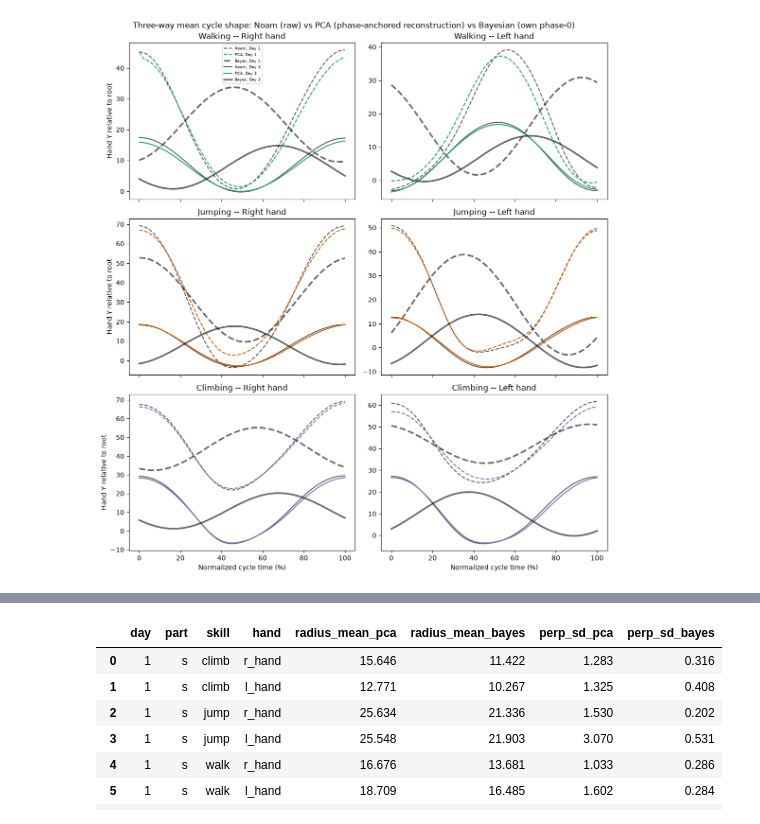
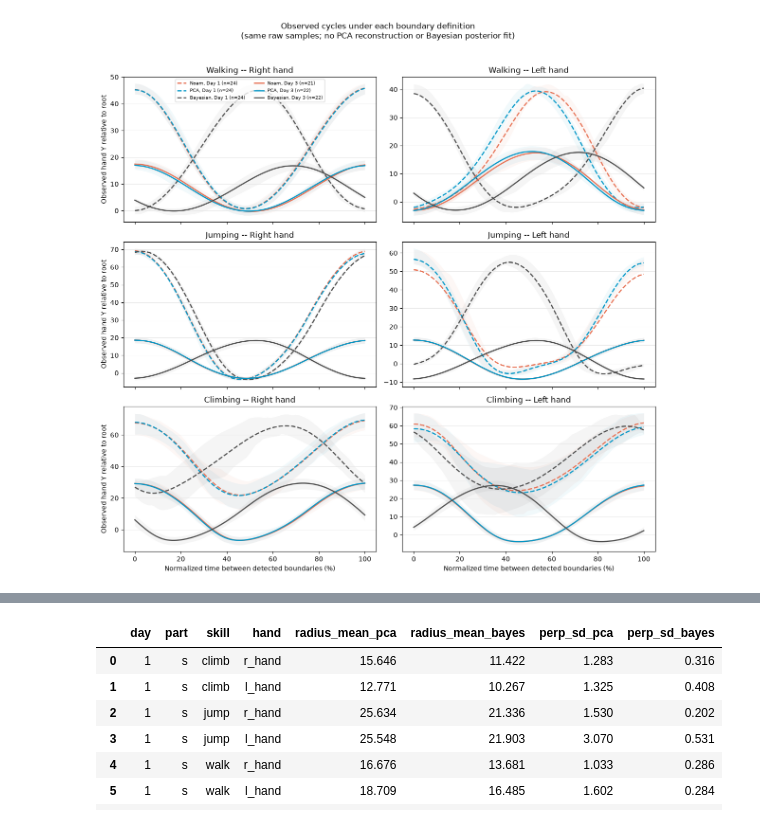
Before and after one commit to Motor-Learning-Lab/phase-coordinates, a Jupyter notebook: notebooks/gorilla_tag_analysis/05_three_way_comparison.ipynb, the cells around one changed output, grey strips where cells are left out. Drawn from its saved outputs; the diff is of its cells as text; code cells hidden in the pictures.

Commit message:
Debug Bayes timing

```diff
--- a/notebooks/gorilla_tag_analysis/05_three_way_comparison.ipynb
+++ b/notebooks/gorilla_tag_analysis/05_three_way_comparison.ipynb
@@ -217,28 +292,33 @@ comparison_df
 # %%
-fig, axes = plt.subplots(3, 2, figsize=(11, 12), sharex=True)
-for i, skill in enumerate(["walk", "jump", "climb"]):
-    for j, hand in enumerate(["r_hand", "l_hand"]):
-        ax = axes[i, j]
-        for (day, part, sk, hd), shapes in mean_shapes.items():
+fig, axes = plt.subplots(3, 2, figsize=(12, 12), sharex=True)
+t = np.linspace(0, 100, 100)
+for row_idx, skill in enumerate(["walk", "jump", "climb"]):
+    for col_idx, hand in enumerate(["r_hand", "l_hand"]):
+        ax = axes[row_idx, col_idx]
+        for (day, part, sk, hd), method_stats in cycle_shapes.items():
             if sk != skill or hd != hand:
                 continue
-            t = np.linspace(0, 100, 100)
-            if shapes["noam"] is not None:
-                ax.plot(t, shapes["noam"], color="0.35", linestyle=P.DAY_LINESTYLES[day], label=f"Noam, Day {day}")
-            if shapes["pca"] is not None:
-                ax.plot(t, shapes["pca"], color=P.SKILL_COLORS[skill], linestyle=P.DAY_LINESTYLES[day], label=f"PCA, Day {day}")
-            if shapes["bayes"] is not None:
-                ax.plot(t, shapes["bayes"], color="black", linestyle=P.DAY_LINESTYLES[day], alpha=0.6, linewidth=2.5, label=f"Bayes, Day {day}")
+            for method in ["Noam", "PCA", "Bayesian"]:
+                stats = method_stats[method]
+                if stats is None:
+                    continue
+                color = METHOD_COLORS[method]
+                linestyle = P.DAY_LINESTYLES[day]
+                ax.fill_between(t, stats["q25"], stats["q75"], color=color, alpha=0.055, linewidth=0)
+                ax.plot(t, stats["mean"], color=color, linestyle=linestyle, linewidth=1.8,
+                        label=f"{method}, Day {day} (n={stats['n']})")
         ax.set_title(f"{P.SKILL_LABELS[skill]} -- {P.HAND_LABELS[hand]}")
-        if i == 0 and j == 0:
-            ax.legend(fontsize=6, ncol=1)
-axes[-1, 0].set_xlabel("Normalized cycle time (%)")
-axes[-1, 1].set_xlabel("Normalized cycle time (%)")
+        ax.grid(axis="y", color="0.9", linewidth=0.6)
+        if row_idx == 0 and col_idx == 0:
+            ax.legend(fontsize=7, ncol=2)
+
+for ax in axes[-1, :]:
+    ax.set_xlabel("Normalized time between detected boundaries (%)")
 for ax in axes[:, 0]:
-    ax.set_ylabel("Hand Y relative to root")
-fig.suptitle("Three-way mean cycle shape: Noam (raw) vs PCA (phase-anchored reconstruction) vs Bayesian (own phase-0)")
-fig.tight_layout()
+    ax.set_ylabel("Observed hand Y relative to root")
+fig.suptitle("Observed cycles under each boundary definition\n(same raw samples; no PCA reconstruction or Bayesian posterior fit)")
+fig.tight_layout(rect=(0, 0, 1, 0.96))
 P.save_figure(fig, "stage5_three_way_mean_cycle_shape")
 plt.show()
 # %% [output]
-[figure, old version]
+[figure, new version]
```
Also changed, not shown: parts of 14 cells of this notebook, 7 other files.
